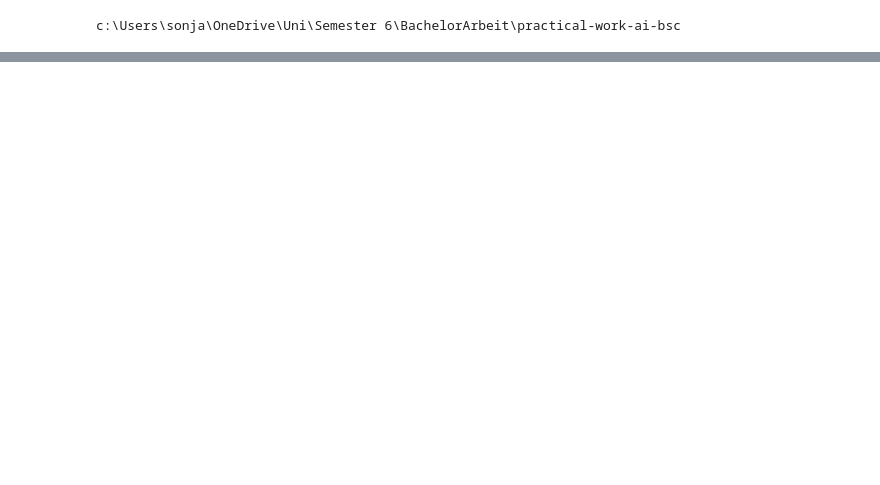
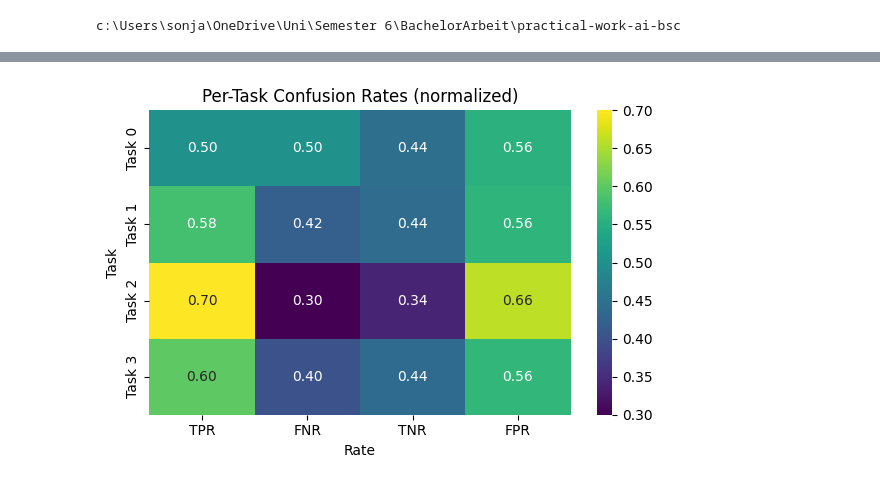
Before and after one commit to hiitsmeme/bachelor-thesis-ai-bsc, a Jupyter notebook: finetuning_notebooks/ep_ft2.ipynb, the cells around one changed output, grey strips where cells are left out. Drawn from its saved outputs; the diff is of its cells as text; code cells hidden in the pictures; blank space fills up the shorter version.

```diff
--- a/finetuning_notebooks/ep_ft2.ipynb
+++ b/finetuning_notebooks/ep_ft2.ipynb
@@ -321,0 +350,48 @@ log_results_nn_ft(all_results, filepath_normal, filepath_per_run, filepath_per_t
+# %%
+counts = np.zeros((num_tasks, 4), dtype=int)
+# columns = [TP, FN, TN, FP]
+
+for i in range(num_tasks):
+    # concatenate across runs
+    yt = np.concatenate(y_true_per_task[i])
+    yp = np.concatenate(y_pred_per_task[i])
+    counts[i, 0] = np.sum((yt == 1) & (yp == 1))  # TP
+    counts[i, 1] = np.sum((yt == 1) & (yp == 0))  # FN
+    counts[i, 2] = np.sum((yt == 0) & (yp == 0))  # TN
+    counts[i, 3] = np.sum((yt == 0) & (yp == 1))  # FP
+
+num_tasks = counts.shape[0]
+
+rates = np.zeros_like(counts, dtype=float)
+
+for i in range(num_tasks):
+    TP, FN, TN, FP = counts[i]
+    pos_tot = TP + FN
+    neg_tot = TN + FP
+
+    # avoid division by zero
+    if pos_tot > 0:
+        rates[i, 0] = TP / pos_tot  # TPR
+        rates[i, 1] = FN / pos_tot  # FNR
+    if neg_tot > 0:
+        rates[i, 2] = TN / neg_tot  # TNR
+        rates[i, 3] = FP / neg_tot  # FPR
+
+# now plot rates instead of raw counts
+categories = ['TPR', 'FNR', 'TNR', 'FPR']
+plt.figure(figsize=(6, 4))
+sns.heatmap(
+    rates,
+    annot=True,
+    fmt=".2f",
+    cmap='viridis',
+    xticklabels=categories,
+    yticklabels=[f"Task {i}" for i in range(num_tasks)]
+)
+plt.title("EP-MLP Per-Task Confusion Rates (normalized)")
+plt.xlabel("Rate")
+plt.ylabel("Task")
+plt.tight_layout()
+plt.show()
+# %% [output]
+[figure, added]
```
Also changed, not shown: parts of 4 cells of this notebook, 11 other files.
